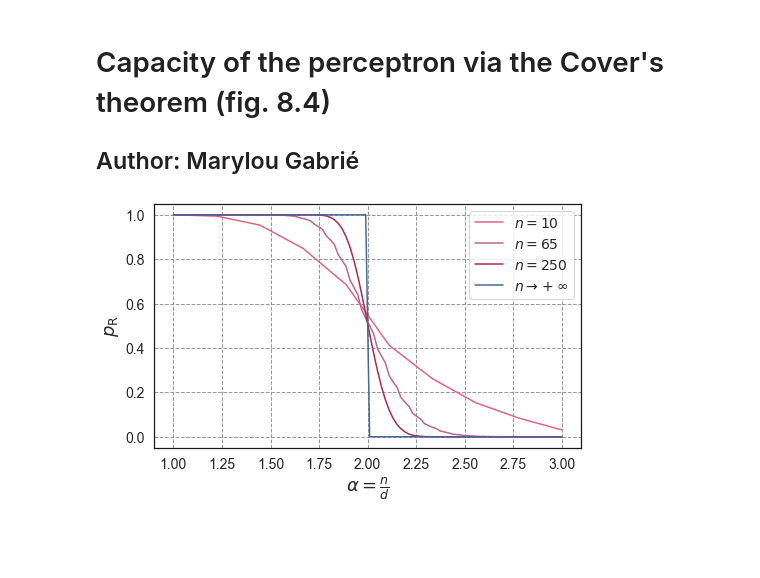
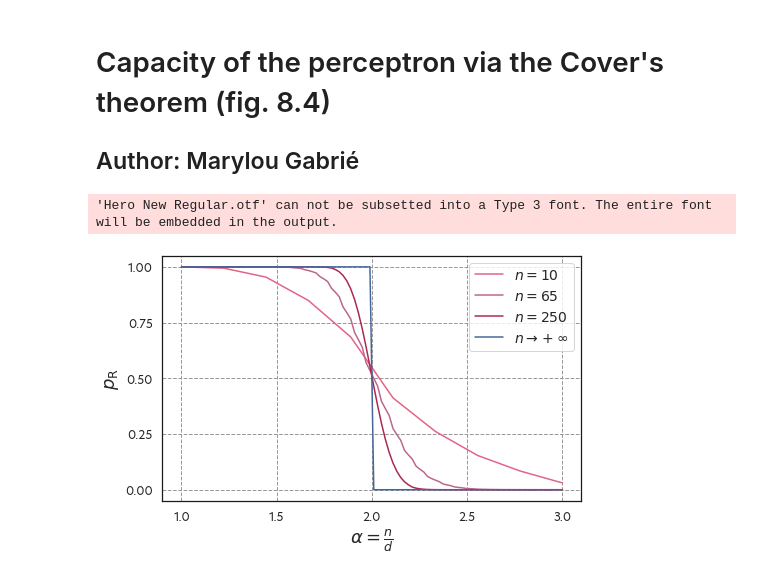
Before and after one commit to Shmoo137/Lecture-Notes, a Jupyter notebook: fig-8.4/8.4_covers_theorem.ipynb, the cells around one changed output. Saved outputs shown, nothing was run; the diff lists cells and outputs as text; code cells hidden in the pictures; blank space fills up the shorter version.

```diff
--- a/fig-8.4/8.4_covers_theorem.ipynb
+++ b/fig-8.4/8.4_covers_theorem.ipynb
@@ -10,20 +10,21 @@ import seaborn as sns
 # %%
 # Import custom font
 import matplotlib.font_manager as fm
+from pathlib import Path
 
-path = r'D:\Repositories\lecture_notes_1st_version\fonts\Hero New Regular.otf' # for text only
+path = Path(r'../fonts/Hero New Regular.otf') # for text only
 custom_font = fm.FontProperties(fname=path)
 # %%
 # Import colors (as 1D and dictionary)
 import pickle
 
 # Use colors as a dictionary
-infile = open('D:\Repositories\lecture_notes_1st_version\colors\colors_dict.pkl','rb')
+infile = open('..\colors\colors_dict.pkl','rb')
 colors_dict = pickle.load(infile)
 infile.close()
 
 # Import 1D array of colors
-infile = open('D:\Repositories\lecture_notes_1st_version\colors\colors_1D.pkl','rb')
+infile = open('..\colors\colors_1D.pkl','rb')
 colors_1D = pickle.load(infile)
 infile.close()
 # %%
@@ -35,34 +36,36 @@ def f(N,P):
 # %%
 # Original, without cubic interpolation
 
 colors=colors_1D[3:6]
 
 # Seaborn style set
 sns.set(style="whitegrid", rc={'figure.figsize':(7,4.5)}) # in inches
 sns.set_style("whitegrid", {'grid.linestyle': 'dashed', "grid.color": "0.6", 'axes.edgecolor': '.1'})
 
 for n,N in enumerate([10, 65, 250]):
     if N == 10:
         alphas = np.linspace(1,3,10)
     else:
         alphas = np.linspace(1,3,100)
     frac = []
     for alpha in alphas:
         P = int(alpha * N)
         frac.append(f(N,P) / (2 ** P))
     plt.plot(alphas, frac, c=colors[2-n], label=r'$n = {:d}$'.format(N))
 
 step = alphas < 2
 plt.plot(alphas, step, color=colors_dict["blue"]["dark"], label=r'$n \, \to  \, +\infty$')
 plt.xlabel(r'$\alpha = \frac{n}{d}$', size=18)
 plt.ylabel(r'$p_{\mathrm{R}}$', size=18)
-plt.tick_params(labelsize=14)
+plt.xticks([1.0,1.5,2.0,2.5,3.0], fontsize=14, font=path)
+plt.yticks([0.00,0.25,0.5,0.75,1.0], fontsize=14, font=path)
 plt.tight_layout()
 plt.legend(fontsize = 14)
 
 plt.savefig('perceptron_capacity.pdf')
 # %% [output]
+'Hero New Regular.otf' can not be subsetted into a Type 3 font. The entire font will be embedded in the output.
-[figure, old version]
+[figure, new version]
 # %%
 colors=colors_1D[3:6]
 
```
Also changed, not shown: parts of 1 cell of this notebook, 3 other files.
